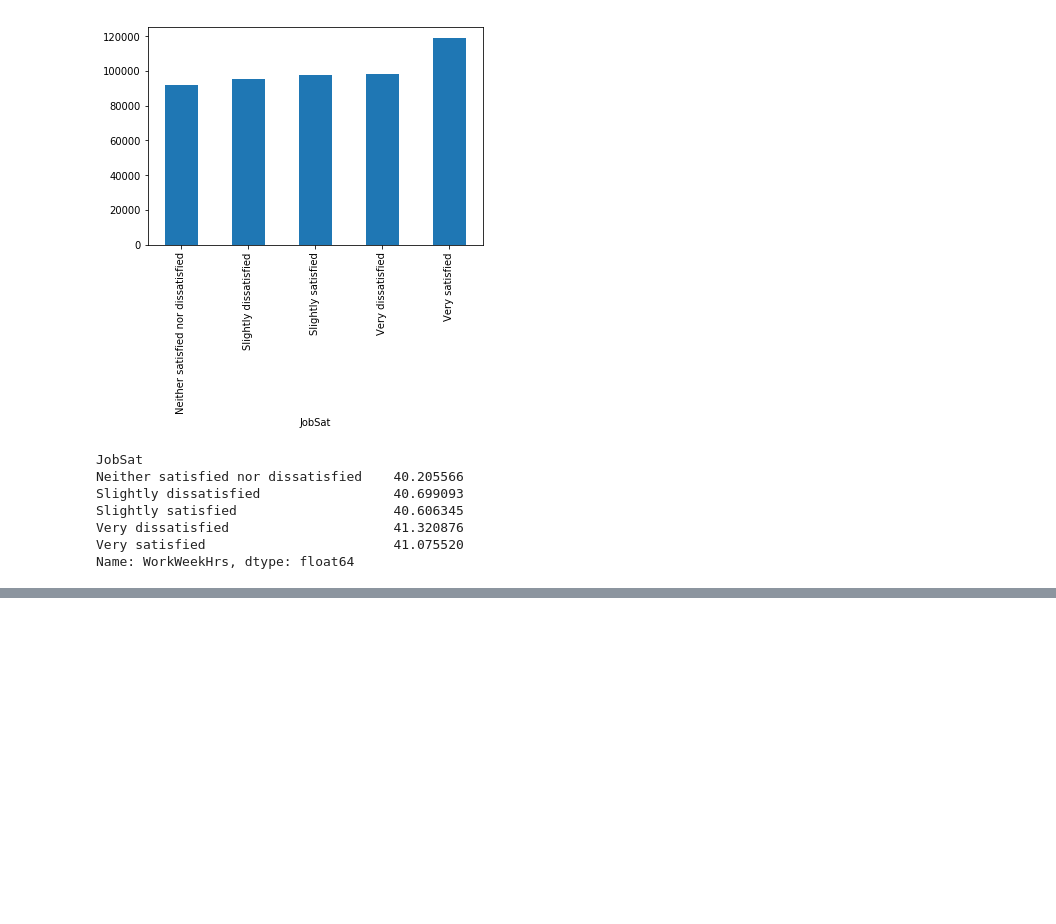
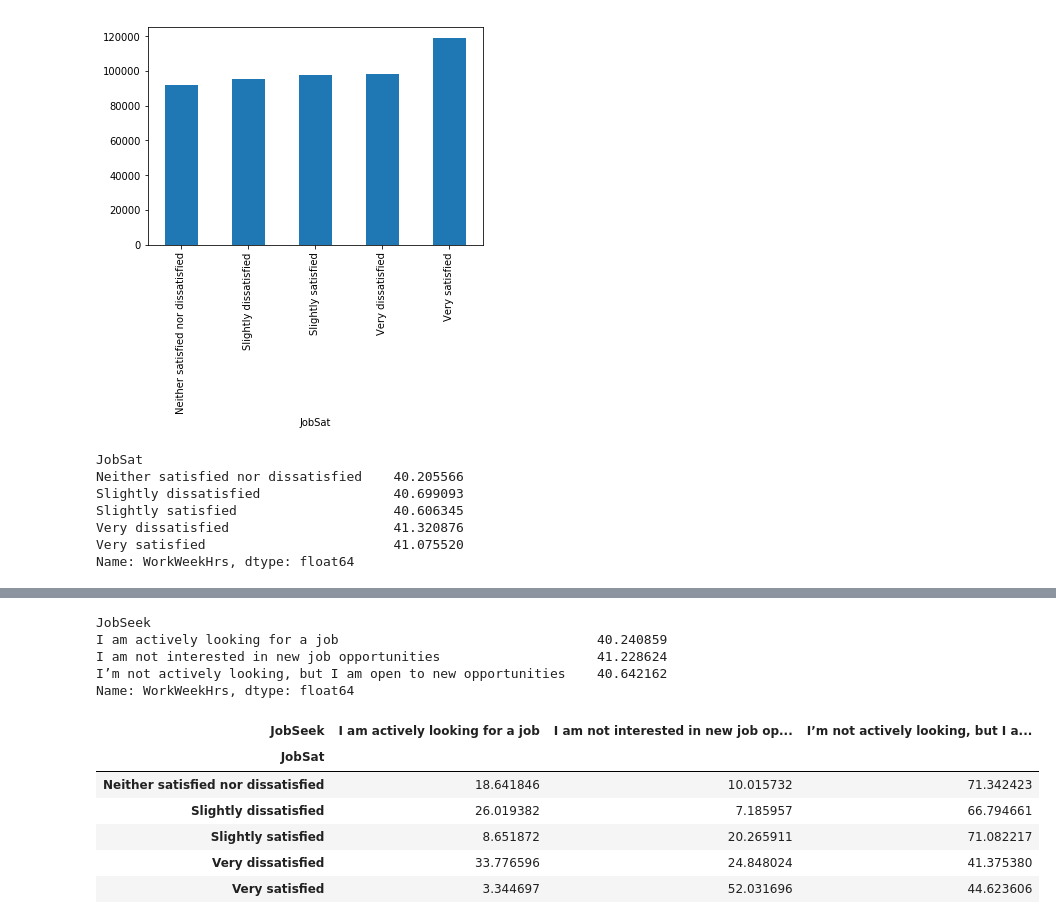
Before and after one commit to AmiraSwedan/2020-DevSurvey-StackOverflow, a Jupyter notebook: Analyzing 2020 Developers Survey.ipynb, the cells around one changed output, grey strips where cells are left out. Cells and saved outputs as stored; diff of their text form; code cells hidden in the pictures; blank space fills up the shorter version.

```diff
--- a/Analyzing 2020 Developers Survey.ipynb
+++ b/Analyzing 2020 Developers Survey.ipynb
@@ -79,0 +93,18 @@ Name: WorkWeekHrs, dtype: float64
+# %%
+df_sub1.groupby('JobSeek')['WorkWeekHrs'].mean()
+# %% [output]
+JobSeek
+I am actively looking for a job                                 40.240859
+I am not interested in new job opportunities                    41.228624
+I’m not actively looking, but I am open to new opportunities    40.642162
+Name: WorkWeekHrs, dtype: float64
+# %%
+pd.crosstab(df_sub1.JobSat, df_sub1.JobSeek , normalize   = 'index') *100
+# %% [output]
+| JobSeek | I am actively looking for a job | I am not interested in new job op... | I’m not actively looking, but I a... |
+| JobSat |  |  |  |
+| Neither satisfied nor dissatisfied | 18.641846 | 10.015732 | 71.342423 |
+| Slightly dissatisfied | 26.019382 | 7.185957 | 66.794661 |
+| Slightly satisfied | 8.651872 | 20.265911 | 71.082217 |
+| Very dissatisfied | 33.776596 | 24.848024 | 41.375380 |
+| Very satisfied | 3.344697 | 52.031696 | 44.623606 |
```
Also changed, not shown: parts of 4 cells of this notebook.
